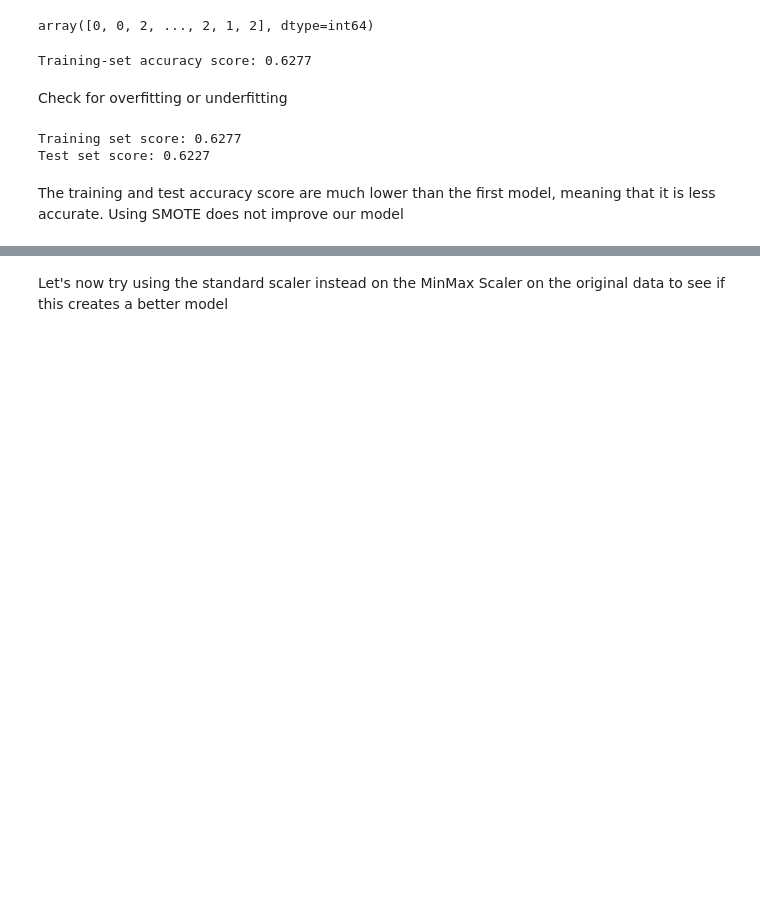
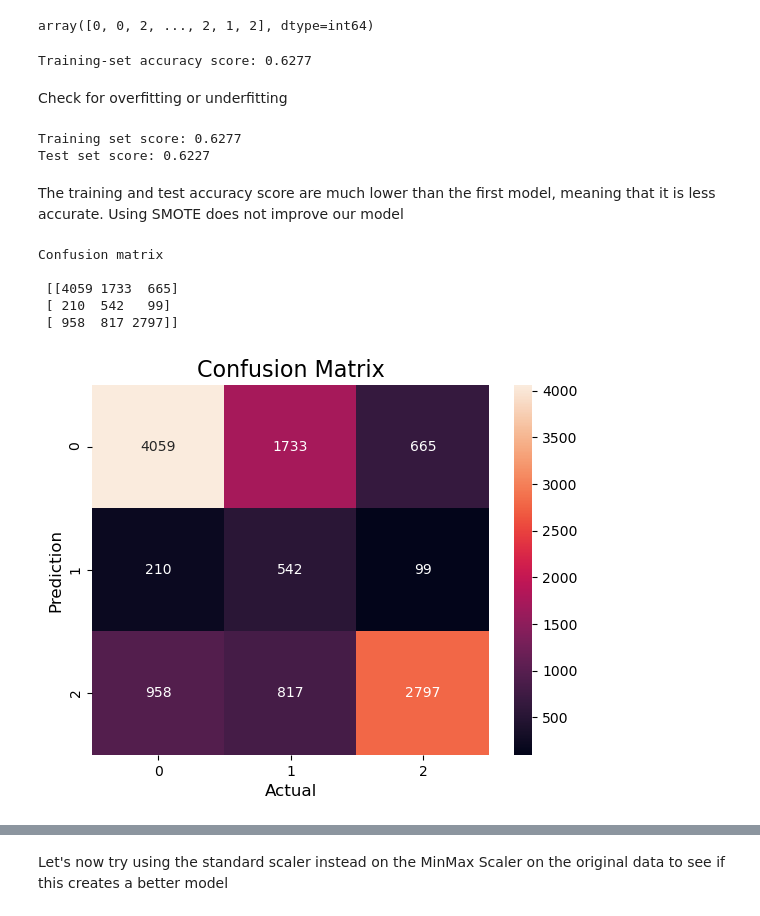
Before and after one commit to KImondorose/phase_3_project-Pump-it-Up-Data-Mining-the-Water-Table, a Jupyter notebook: notebook.ipynb, the cells around one changed output, grey strips where cells are left out. Cells and saved outputs as stored; diff of their text form; code cells hidden in the pictures; blank space fills up the shorter version.

```diff
--- a/notebook.ipynb
+++ b/notebook.ipynb
@@ -2330,3 +2361,22 @@ Training set score: 0.6277
 Test set score: 0.6227
 # %% [markdown]
 The training and test accuracy score are much lower than the first model, meaning that it is less accurate. Using SMOTE does not improve our model
+# %%
+from sklearn.metrics import confusion_matrix
+
+
+cm_logreg3 = confusion_matrix(y_test2, y_pred_test2)
+print('Confusion matrix\n\n', cm_logreg3)
+
+sns.heatmap(cm_logreg3, annot=True,fmt='d')
+plt.ylabel('Prediction',fontsize=12)
+plt.xlabel('Actual',fontsize=12)
+plt.title('Confusion Matrix',fontsize=16)
+plt.show();
+# %% [output]
+Confusion matrix
+
+ [[4059 1733  665]
+ [ 210  542   99]
+ [ 958  817 2797]]
+[figure, added]
```
Also changed, not shown: parts of 14 cells of this notebook.
